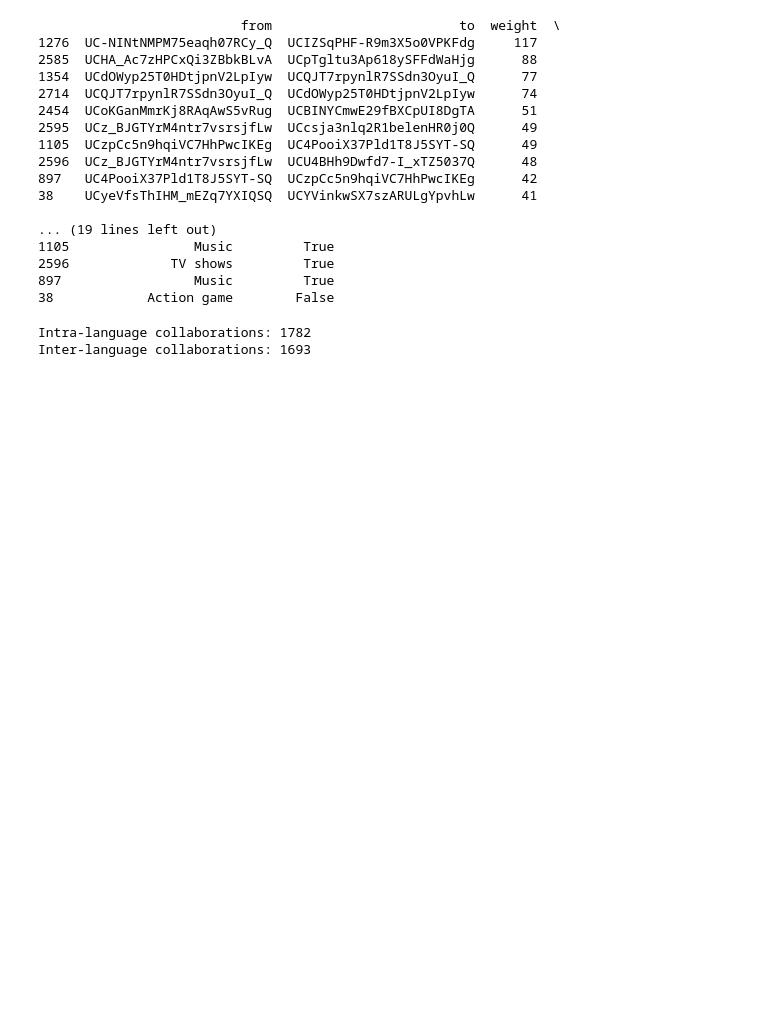
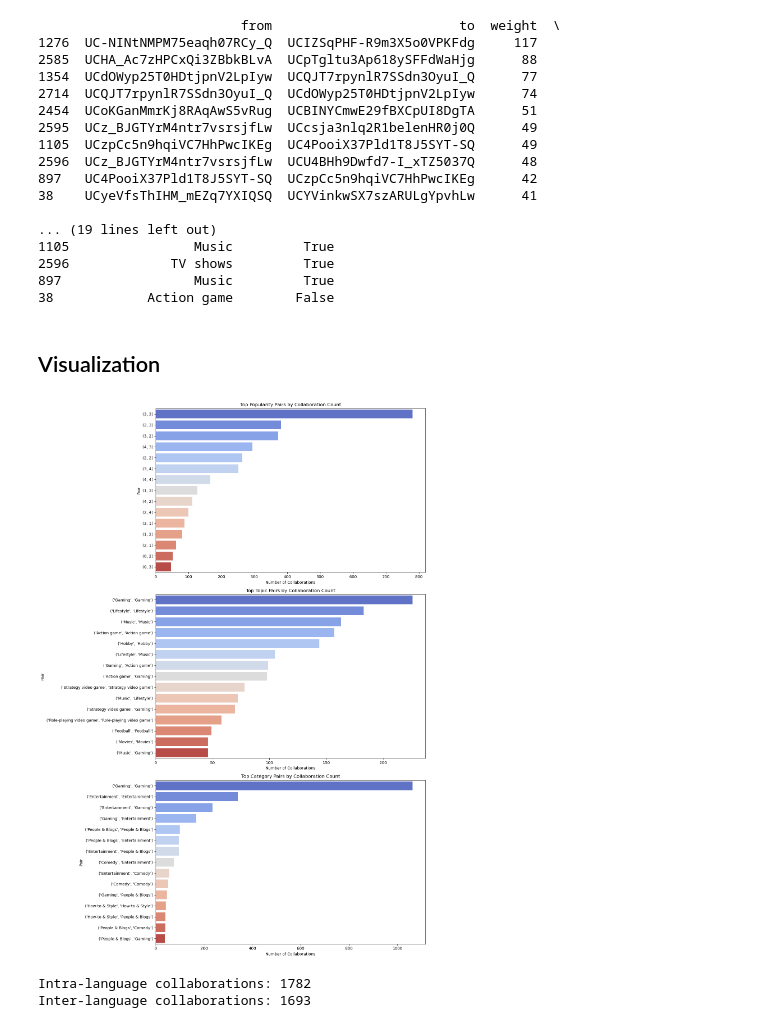
Before and after one commit to bhavya930636/YT_collaboration, a Jupyter notebook: EDA.ipynb, the cells around one changed output. Cells and saved outputs as stored; diff of their text form; code cells hidden in the pictures; blank space fills up the shorter version.

```diff
--- a/EDA.ipynb
+++ b/EDA.ipynb
@@ -277,6 +334,50 @@ print(top_collabs[['from', 'to', 'weight', 'from_category', 'to_category', 'intr
 2596             TV shows         True
 897                 Music         True
 38            Action game        False
+# %% [markdown]
+## Visualization
+# %%
+import pandas as pd
+import matplotlib.pyplot as plt
+import seaborn as sns
+import ast
+
+# Load and parse
+df = pd.read_csv("df_collabs.txt", sep="\t")
+list_columns = ['from_cluster', 'to_cluster', 'videos']
+for col in list_columns:
+    df[col] = df[col].apply(lambda x: ast.literal_eval(x) if pd.notnull(x) else [])
+
+# Prepare pairs and counts
+def get_pair_counts(df, col1, col2):
+    pair_df = df[[col1, col2]].dropna()
+    pair_df['pair'] = list(zip(pair_df[col1], pair_df[col2]))
+    counts = pair_df['pair'].value_counts().reset_index()
+    counts.columns = ['pair', 'count']
+    return counts[counts['count'] > 0]  # remove zero counts
+
+pop_counts = get_pair_counts(df, 'from_popularity', 'to_popularity')
+topic_counts = get_pair_counts(df, 'from_topic', 'to_topic')
+category_counts = get_pair_counts(df, 'from_category', 'to_category')
+
+# Plotting function
+def plot_top_pairs(data, title, ax):
+    top_data = data.head(15)
+    sns.barplot(x='count', y=top_data['pair'].astype(str), data=top_data, ax=ax, palette="coolwarm")
+    ax.set_title(title)
+    ax.set_xlabel("Number of Collaborations")
+    ax.set_ylabel("Pair")
+
+# Plot
+fig, axs = plt.subplots(3, 1, figsize=(14, 20))
+plot_top_pairs(pop_counts, "Top Popularity Pairs by Collaboration Count", axs[0])
+plot_top_pairs(topic_counts, "Top Topic Pairs by Collaboration Count", axs[1])
+plot_top_pairs(category_counts, "Top Category Pairs by Collaboration Count", axs[2])
+
+plt.tight_layout()
+plt.show()
+# %% [output]
+[figure, added]
 # %%
 import pandas as pd
 
```
Also changed, not shown: parts of 6 cells of this notebook.
